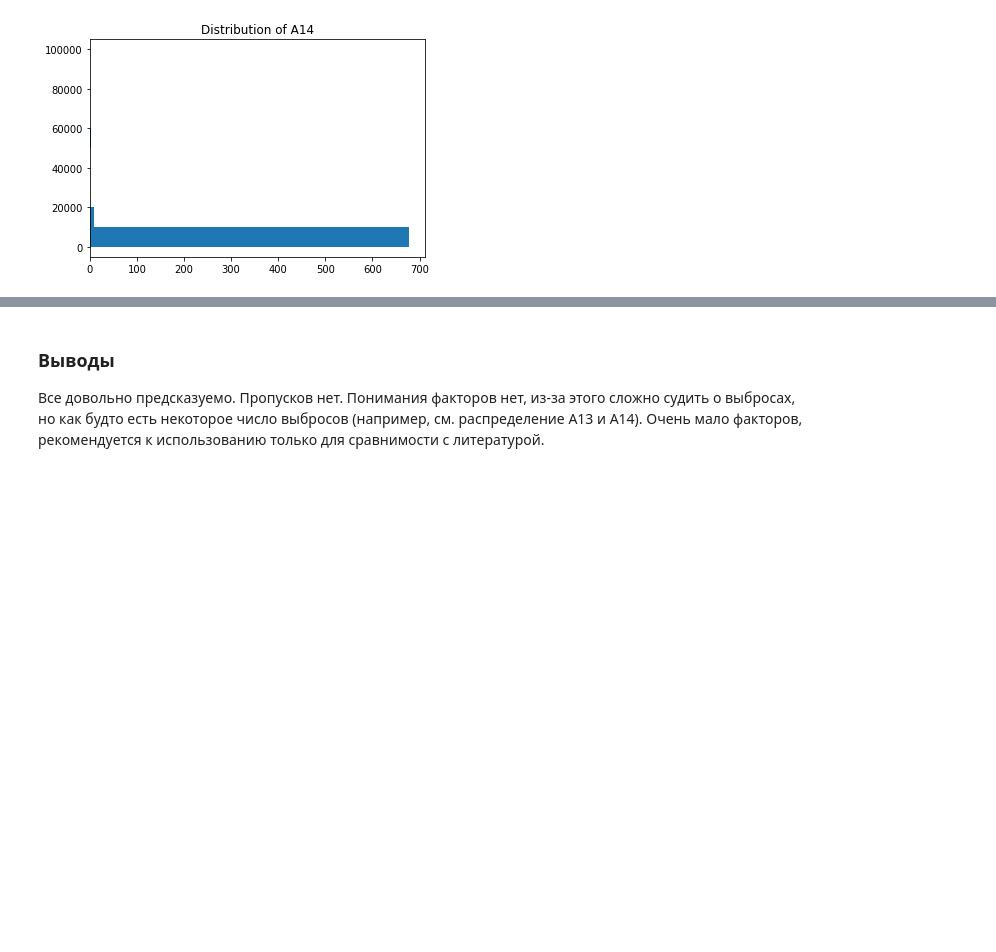
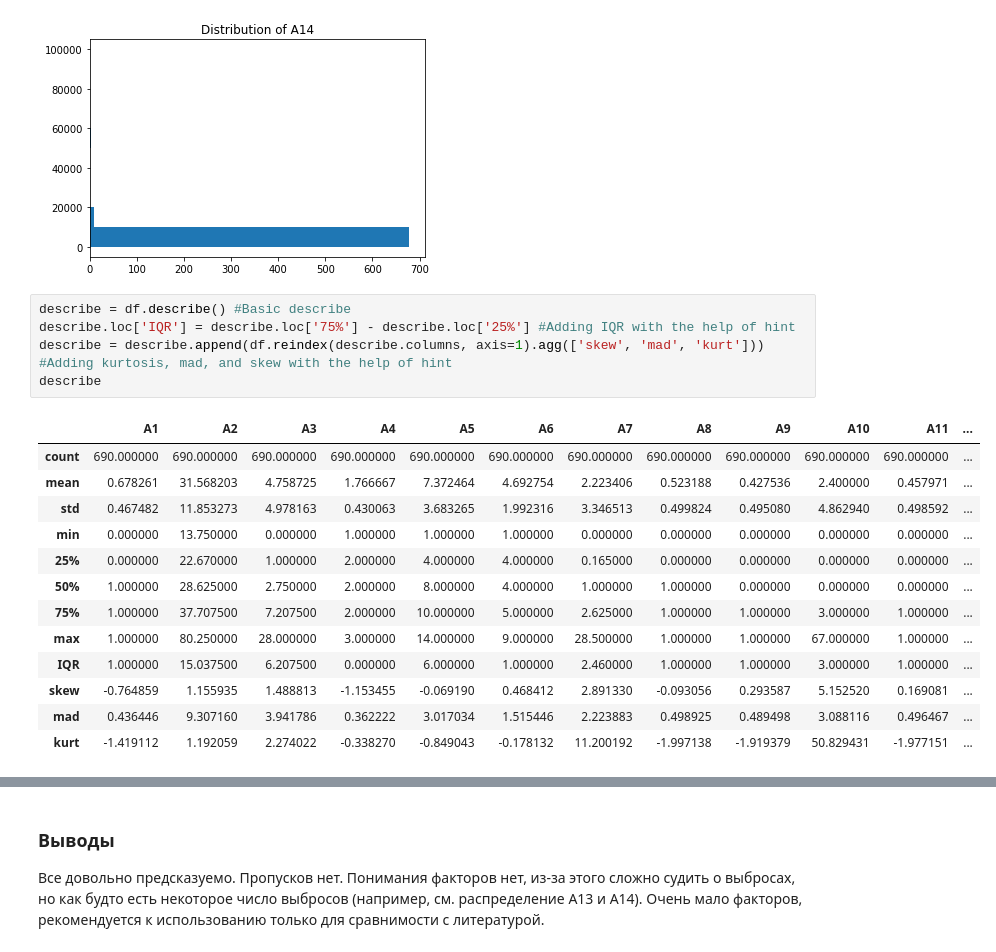
Before and after one commit to uasek/credit_scoring_project, a Jupyter notebook: datasets/02_australian/02_australian.ipynb, the cells around one changed output, grey strips where cells are left out. Saved outputs shown, nothing was run; the diff lists cells and outputs as text; blank space fills up the shorter version.

```diff
--- a/datasets/02_australian/02_australian.ipynb
+++ b/datasets/02_australian/02_australian.ipynb
@@ -131,3 +134,22 @@ for col in X.columns:
 [figure]
 [figure]
 [figure]
+# %%
+describe = df.describe() #Basic describe
+describe.loc['IQR'] = describe.loc['75%'] - describe.loc['25%'] #Adding IQR with the help of hint
+describe = describe.append(df.reindex(describe.columns, axis=1).agg(['skew', 'mad', 'kurt'])) #Adding kurtosis, mad, and skew with the help of hint
+describe
+# %% [output]
+|  | A1 | A2 | A3 | A4 | A5 | A6 | A7 | A8 | A9 | A10 | A11 | ... |
+| count | 690.000000 | 690.000000 | 690.000000 | 690.000000 | 690.000000 | 690.000000 | 690.000000 | 690.000000 | 690.000000 | 690.000000 | 690.000000 | ... |
+| mean | 0.678261 | 31.568203 | 4.758725 | 1.766667 | 7.372464 | 4.692754 | 2.223406 | 0.523188 | 0.427536 | 2.400000 | 0.457971 | ... |
+| std | 0.467482 | 11.853273 | 4.978163 | 0.430063 | 3.683265 | 1.992316 | 3.346513 | 0.499824 | 0.495080 | 4.862940 | 0.498592 | ... |
+| min | 0.000000 | 13.750000 | 0.000000 | 1.000000 | 1.000000 | 1.000000 | 0.000000 | 0.000000 | 0.000000 | 0.000000 | 0.000000 | ... |
+| 25% | 0.000000 | 22.670000 | 1.000000 | 2.000000 | 4.000000 | 4.000000 | 0.165000 | 0.000000 | 0.000000 | 0.000000 | 0.000000 | ... |
+| 50% | 1.000000 | 28.625000 | 2.750000 | 2.000000 | 8.000000 | 4.000000 | 1.000000 | 1.000000 | 0.000000 | 0.000000 | 0.000000 | ... |
+| 75% | 1.000000 | 37.707500 | 7.207500 | 2.000000 | 10.000000 | 5.000000 | 2.625000 | 1.000000 | 1.000000 | 3.000000 | 1.000000 | ... |
+| max | 1.000000 | 80.250000 | 28.000000 | 3.000000 | 14.000000 | 9.000000 | 28.500000 | 1.000000 | 1.000000 | 67.000000 | 1.000000 | ... |
+| IQR | 1.000000 | 15.037500 | 6.207500 | 0.000000 | 6.000000 | 1.000000 | 2.460000 | 1.000000 | 1.000000 | 3.000000 | 1.000000 | ... |
+| skew | -0.764859 | 1.155935 | 1.488813 | -1.153455 | -0.069190 | 0.468412 | 2.891330 | -0.093056 | 0.293587 | 5.152520 | 0.169081 | ... |
+| mad | 0.436446 | 9.307160 | 3.941786 | 0.362222 | 3.017034 | 1.515446 | 2.223883 | 0.498925 | 0.489498 | 3.088116 | 0.496467 | ... |
+| kurt | -1.419112 | 1.192059 | 2.274022 | -0.338270 | -0.849043 | -0.178132 | 11.200192 | -1.997138 | -1.919379 | 50.829431 | -1.977151 | ... |
```
Also changed, not shown: parts of 5 cells of this notebook, 1 other file.
